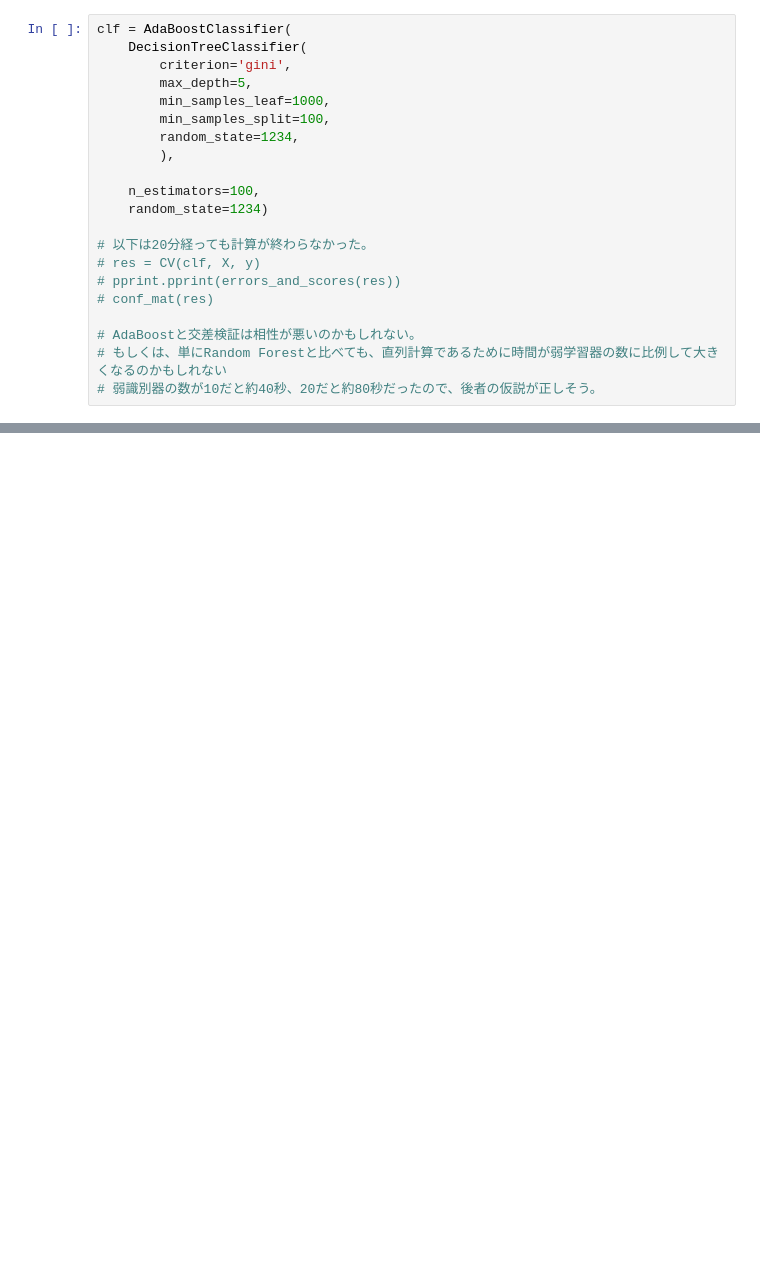
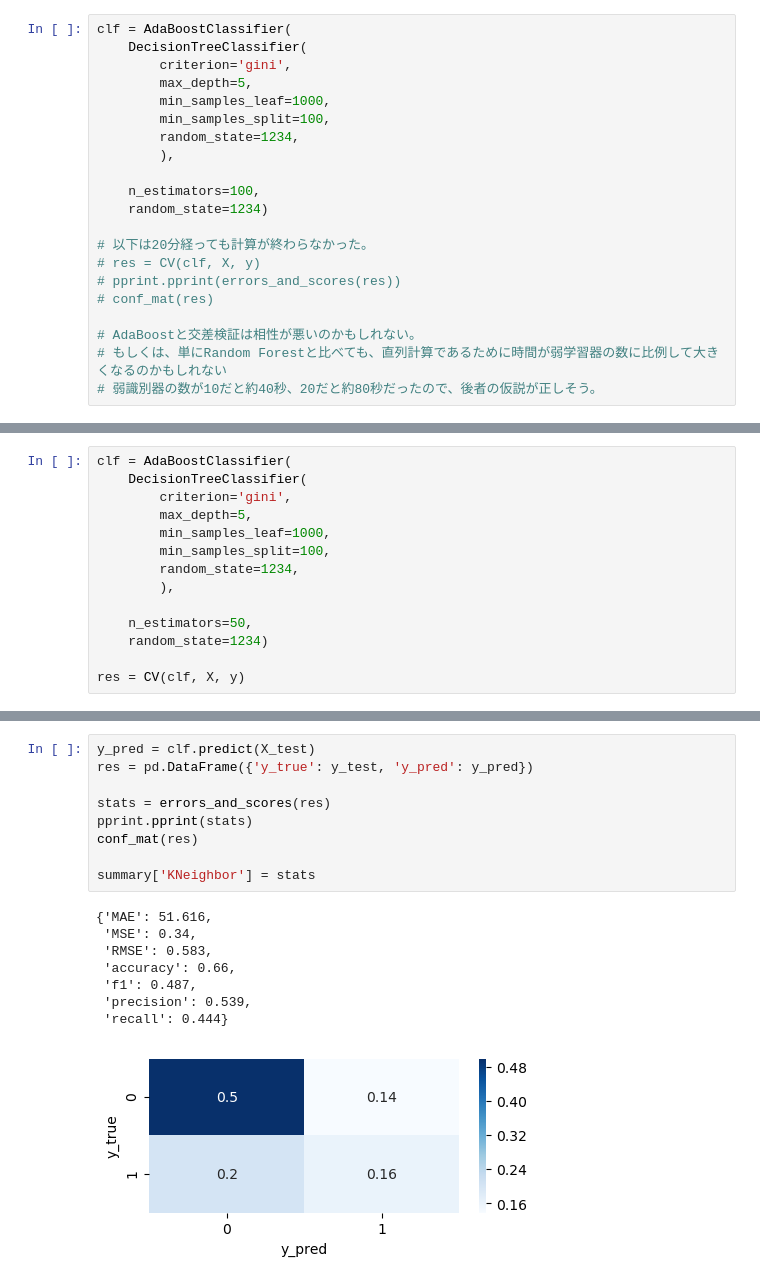
Before and after one commit to masam101376/kickstarter-projects, a Jupyter notebook: practice_marged.ipynb, the cells around one changed output, grey strips where cells are left out. Saved outputs shown, nothing was run; the diff lists cells and outputs as text; blank space fills up the shorter version.

```diff
--- a/practice_marged.ipynb
+++ b/practice_marged.ipynb
@@ -1142,0 +848,14 @@ Epoch 15/15
+# %%
+clf = AdaBoostClassifier(
+    DecisionTreeClassifier(
+        criterion='gini',
+        max_depth=5,
+        min_samples_leaf=1000,
+        min_samples_split=100,
+        random_state=1234,
+        ),
+
+    n_estimators=50,
+    random_state=1234)
+
+res = CV(clf, X, y)
@@ -1142,0 +964,18 @@ Epoch 15/15
+# %%
+y_pred = clf.predict(X_test)
+res = pd.DataFrame({'y_true': y_test, 'y_pred': y_pred})
+
+stats = errors_and_scores(res)
+pprint.pprint(stats)
+conf_mat(res)
+
+summary['KNeighbor'] = stats
+# %% [output]
+{'MAE': 51.616,
+ 'MSE': 0.34,
+ 'RMSE': 0.583,
+ 'accuracy': 0.66,
+ 'f1': 0.487,
+ 'precision': 0.539,
+ 'recall': 0.444}
+[figure, added]
```
Also changed, not shown: parts of 63 cells of this notebook.
